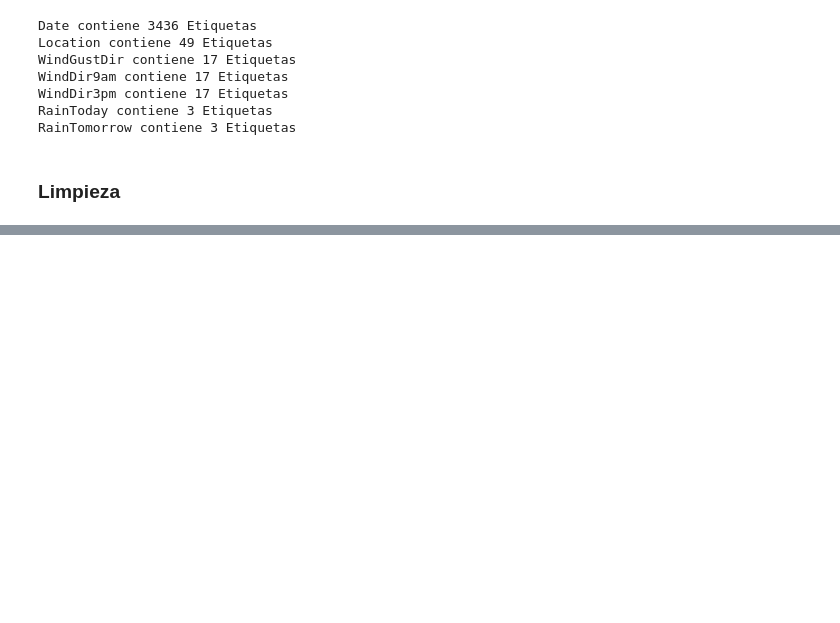
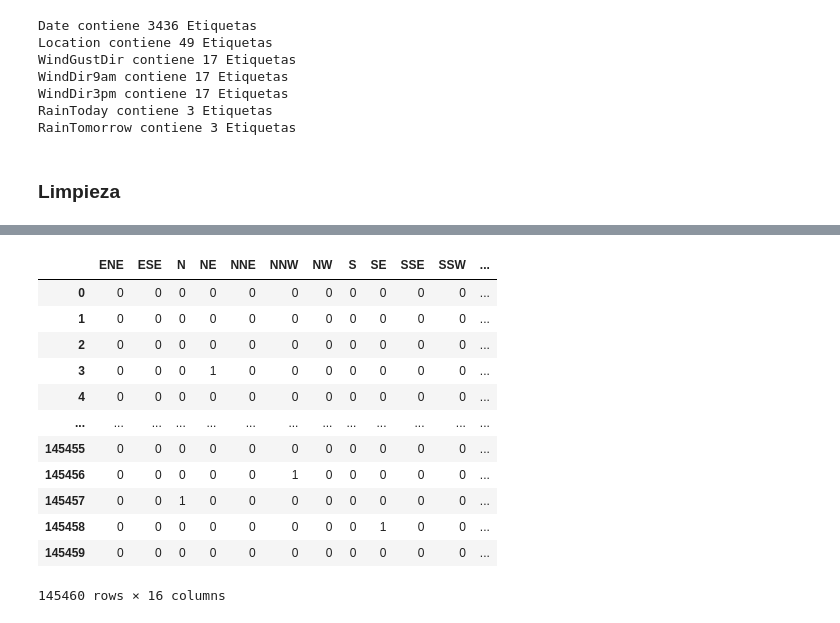
Before and after one commit to jaquimbayoc8/DiplomadoMLA2023, a Jupyter notebook: 5.RegresionLogistica/RegresionLogistica.ipynb, the cells around one changed output, grey strips where cells are left out. Saved outputs shown, nothing was run; the diff lists cells and outputs as text; code cells hidden in the pictures; blank space fills up the shorter version.

Commit message:
dummies

```diff
--- a/5.RegresionLogistica/RegresionLogistica.ipynb
+++ b/5.RegresionLogistica/RegresionLogistica.ipynb
@@ -112,0 +116,5 @@ RainTomorrow contiene 3 Etiquetas
+# %%
+###Extraer el año a una columna
+df['Year'] = df['Date'].dt.year
+
+df['Year']
@@ -112,0 +134,5 @@ RainTomorrow contiene 3 Etiquetas
+# %%
+###Extracción de mes
+df['Month'] = df['Date'].dt.month
+
+df['Month'].head()
@@ -112,0 +146,5 @@ RainTomorrow contiene 3 Etiquetas
+# %%
+###Extracción de dia
+df['Day'] = df['Date'].dt.day
+
+df['Day'].head()
@@ -112,0 +158,3 @@ RainTomorrow contiene 3 Etiquetas
+# %%
+##Eliminar la fecha normal
+df.drop('Date', axis=1, inplace=True)
@@ -112,0 +193,17 @@ RainTomorrow contiene 3 Etiquetas
+# %%
+##Viento - np.where(df['WindGustDir']=='ENE', 'NE', df['WindGustDir']) - apply - lapply
+pd.get_dummies(df['WindGustDir'], drop_first=True, dummy_na=True)
+# %% [output]
+|  | ENE | ESE | N | NE | NNE | NNW | NW | S | SE | SSE | SSW | ... |
+| 0 | 0 | 0 | 0 | 0 | 0 | 0 | 0 | 0 | 0 | 0 | 0 | ... |
+| 1 | 0 | 0 | 0 | 0 | 0 | 0 | 0 | 0 | 0 | 0 | 0 | ... |
+| 2 | 0 | 0 | 0 | 0 | 0 | 0 | 0 | 0 | 0 | 0 | 0 | ... |
+| 3 | 0 | 0 | 0 | 1 | 0 | 0 | 0 | 0 | 0 | 0 | 0 | ... |
+| 4 | 0 | 0 | 0 | 0 | 0 | 0 | 0 | 0 | 0 | 0 | 0 | ... |
+| ... | ... | ... | ... | ... | ... | ... | ... | ... | ... | ... | ... | ... |
+| 145455 | 0 | 0 | 0 | 0 | 0 | 0 | 0 | 0 | 0 | 0 | 0 | ... |
+| 145456 | 0 | 0 | 0 | 0 | 0 | 1 | 0 | 0 | 0 | 0 | 0 | ... |
+| 145457 | 0 | 0 | 1 | 0 | 0 | 0 | 0 | 0 | 0 | 0 | 0 | ... |
+| 145458 | 0 | 0 | 0 | 0 | 0 | 0 | 0 | 0 | 1 | 0 | 0 | ... |
+| 145459 | 0 | 0 | 0 | 0 | 0 | 0 | 0 | 0 | 0 | 0 | 0 | ... |
+145460 rows × 16 columns
```
Also changed, not shown: parts of 10 cells of this notebook.
